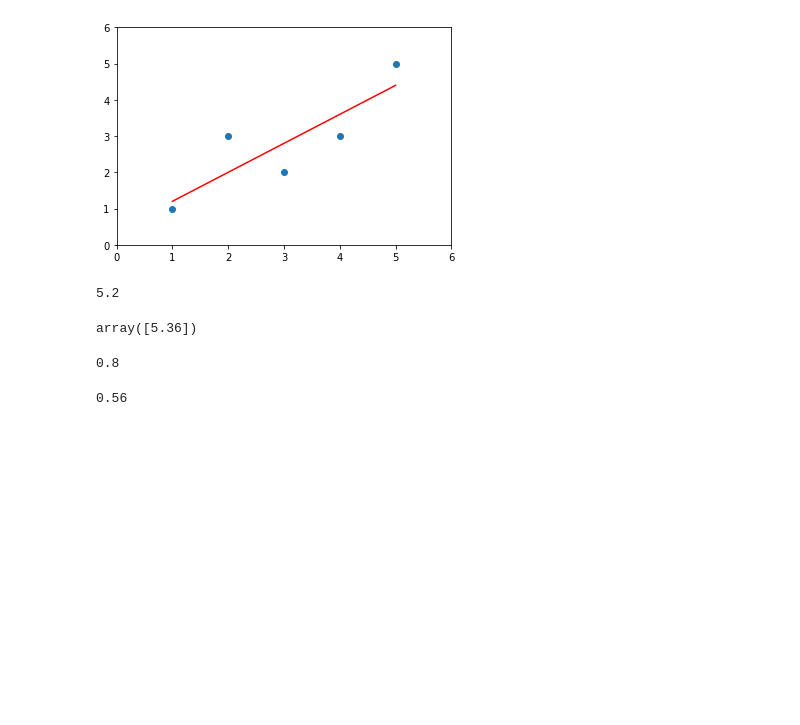
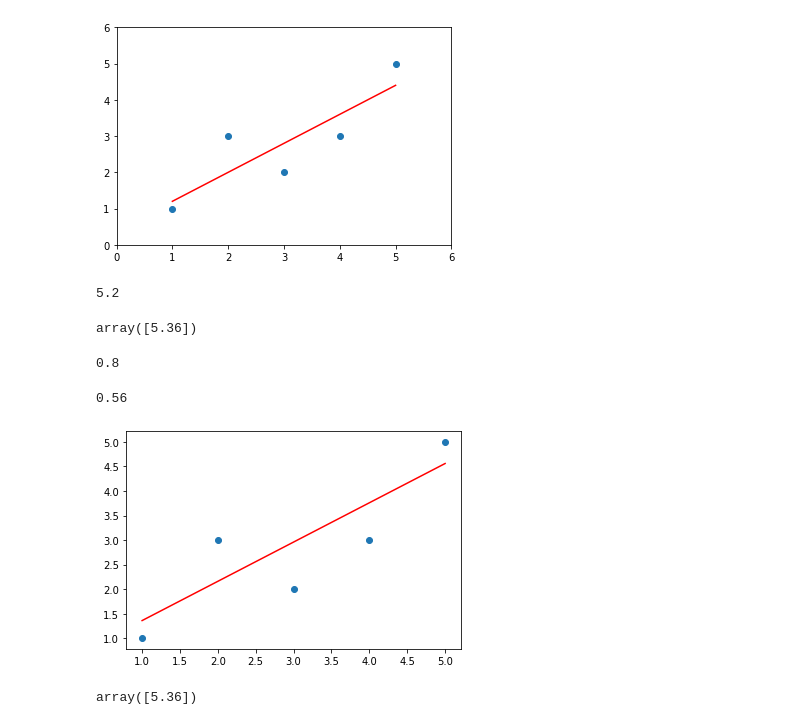
Before and after one commit to tengrommel/test, a Jupyter notebook: machinelearning/ch5/simple_linear.ipynb, the cells around one changed output. Saved outputs shown, nothing was run; the diff lists cells and outputs as text; code cells hidden in the pictures; blank space fills up the shorter version.

```diff
--- a/machinelearning/ch5/simple_linear.ipynb
+++ b/machinelearning/ch5/simple_linear.ipynb
@@ -67,4 +67,13 @@ y_hat1 = reg1.predict(x)
 # %%
 plt.scatter(x, y)
 plt.plot(x, y_hat1, color="r")
-pl
+plt.show()
+# %% [output]
+[figure, added]
+# %%
+from playML.SimpleLinearRegression import SimpleLinearRegression2
+reg2 = SimpleLinearRegression2()
+reg2.fit(x, y)
+reg2.predict(np.array([x_predict]))
+# %% [output]
+array([5.36])
```
Also changed, not shown: parts of 9 cells of this notebook, 2 other files.
